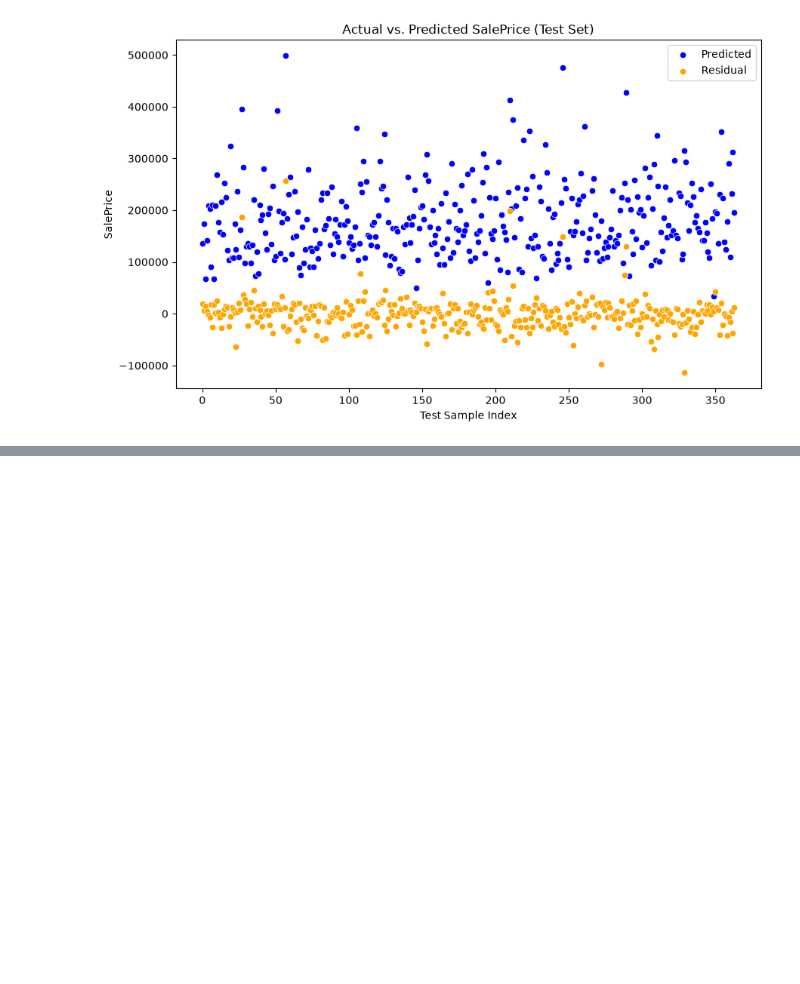
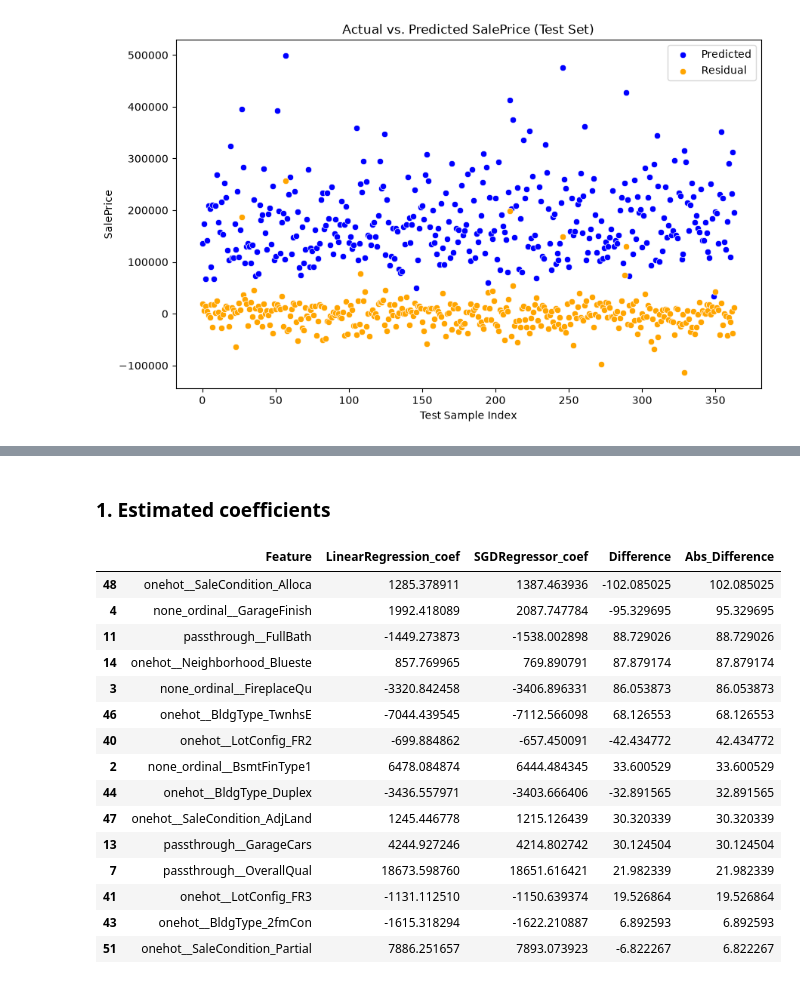
Before and after one commit to FarhanKhan1/MSAI_Machine_Learning, a Jupyter notebook: assignments_1/notebooks/q1_linear_regression.ipynb, the cells around one changed output, grey strips where cells are left out. Saved outputs shown, nothing was run; the diff lists cells and outputs as text; code cells hidden in the pictures; blank space fills up the shorter version.

```diff
--- a/assignments_1/notebooks/q1_linear_regression.ipynb
+++ b/assignments_1/notebooks/q1_linear_regression.ipynb
@@ -257,0 +277,4 @@ sns.kdeplot(x=(y_test - sgd_test_preds), fill=True)
+# %%
+feature_names = full_pipeline.named_steps["preprocessing"].get_feature_names_out()
+print(feature_names)
+print(len(feature_names))
@@ -257,0 +335,31 @@ sns.kdeplot(x=(y_test - sgd_test_preds), fill=True)
+# %% [markdown]
+### 1. Estimated coefficients
+# %%
+coef_comparison = pd.DataFrame({
+    "Feature": feature_names,
+    "LinearRegression_coef": baseline_model.coef_,
+    "SGDRegressor_coef": sgd_model.coef_,
+    "Difference": baseline_model.coef_ - sgd_model.coef_
+})
+
+coef_comparison["Abs_Difference"] = coef_comparison["Difference"].abs()
+coef_comparison = coef_comparison.sort_values("Abs_Difference", ascending=False)
+
+coef_comparison.tail(15)
+# %% [output]
+|  | Feature | LinearRegression_coef | SGDRegressor_coef | Difference | Abs_Difference |
+| 48 | onehot__SaleCondition_Alloca | 1285.378911 | 1387.463936 | -102.085025 | 102.085025 |
+| 4 | none_ordinal__GarageFinish | 1992.418089 | 2087.747784 | -95.329695 | 95.329695 |
+| 11 | passthrough__FullBath | -1449.273873 | -1538.002898 | 88.729026 | 88.729026 |
+| 14 | onehot__Neighborhood_Blueste | 857.769965 | 769.890791 | 87.879174 | 87.879174 |
+| 3 | none_ordinal__FireplaceQu | -3320.842458 | -3406.896331 | 86.053873 | 86.053873 |
+| 46 | onehot__BldgType_TwnhsE | -7044.439545 | -7112.566098 | 68.126553 | 68.126553 |
+| 40 | onehot__LotConfig_FR2 | -699.884862 | -657.450091 | -42.434772 | 42.434772 |
+| 2 | none_ordinal__BsmtFinType1 | 6478.084874 | 6444.484345 | 33.600529 | 33.600529 |
+| 44 | onehot__BldgType_Duplex | -3436.557971 | -3403.666406 | -32.891565 | 32.891565 |
+| 47 | onehot__SaleCondition_AdjLand | 1245.446778 | 1215.126439 | 30.320339 | 30.320339 |
+| 13 | passthrough__GarageCars | 4244.927246 | 4214.802742 | 30.124504 | 30.124504 |
+| 7 | passthrough__OverallQual | 18673.598760 | 18651.616421 | 21.982339 | 21.982339 |
+| 41 | onehot__LotConfig_FR3 | -1131.112510 | -1150.639374 | 19.526864 | 19.526864 |
+| 43 | onehot__BldgType_2fmCon | -1615.318294 | -1622.210887 | 6.892593 | 6.892593 |
+| 51 | onehot__SaleCondition_Partial | 7886.251657 | 7893.073923 | -6.822267 | 6.822267 |
```
Also changed, not shown: parts of 20 cells of this notebook, 1 other file.
